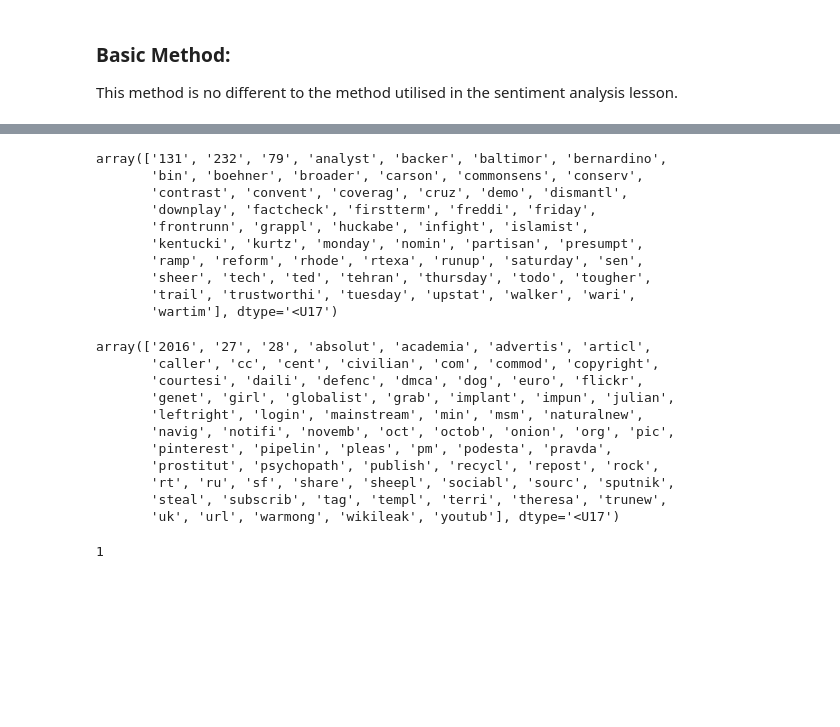
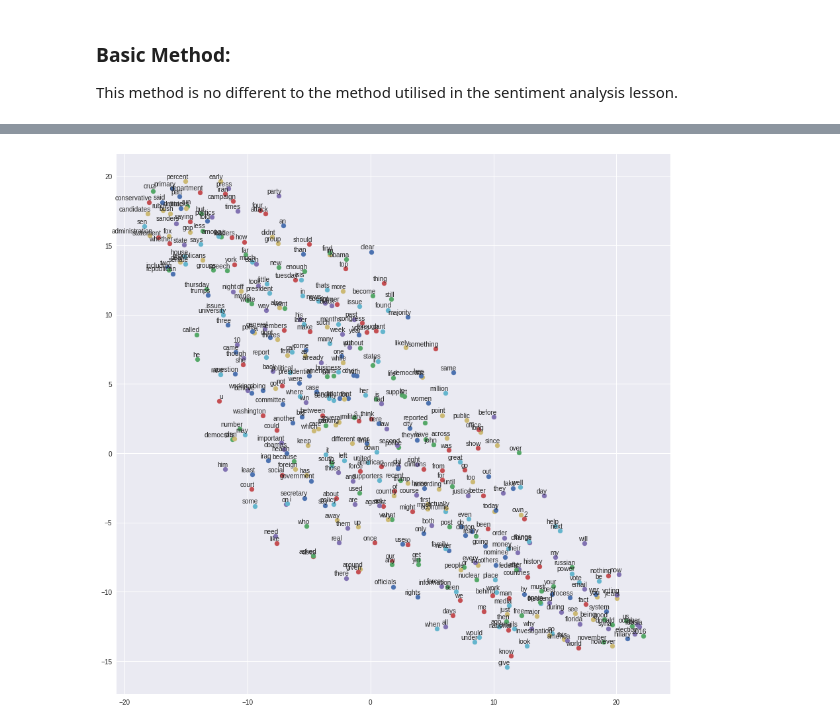
Before and after one commit to Berowne/DeepFin, a Jupyter notebook: FakeNews2.ipynb, the cells around one changed output, grey strips where cells are left out. Drawn from its saved outputs; the diff is of its cells as text; code cells hidden in the pictures; blank space fills up the shorter version.

```diff
--- a/FakeNews2.ipynb
+++ b/FakeNews2.ipynb
@@ -171,5 +221,0 @@ def transform(string):
-# %%
-sentence = "North korea is testing out missiles on americans living overseas ."
-sentence = transform(sentence)
-x = tf_vectorizer.transform([sentence])
-model.predict(x)
@@ -186,6 +234,7 @@ x.shape
 # %%
-sentence = "The chemicals in the water is turning the freaking frogs gay says cnn . "
-sentence = transform(sentence)
-x = tf_vectorizer.transform([sentence])
-model.predict(x)
+sentence = "The chemicals in the water is turning the freaking frogs gay says cnn . ".lower()
+sentence_num = [word2num[w] if w in word2num else word2num['<Other>'] for w in sentence.split()]
+sentence_num = [word2num['<PAD>']]*(500-len(sentence_num)) + sentence_num
+sentence_num = np.array(sentence_num)
+model.predict(sentence_num[None,:])
 # %% [output]
@@ -193,6 +246,7 @@ array([[0.505954]], dtype=float32)
 # %%
-sentence = "President Trump is the greatest president of all time period ."
-sentence = transform(sentence)
-x = tf_vectorizer.transform([sentence])
-model.predict(x)
+sentence = "President Trump is the greatest president of all time period .".lower()
+sentence_num = [word2num[w] if w in word2num else word2num['<Other>'] for w in sentence.split()]
+sentence_num = [word2num['<PAD>']]*(0) + sentence_num
+sentence_num = np.array(sentence_num)
+model.predict(sentence_num[None,:])
 # %% [output]
@@ -215,31 +263,22 @@ neg_words = words[weights<-0.1]
-# %%
-pos_words
-# %% [output]
-array(['131', '232', '79', 'analyst', 'backer', 'baltimor', 'bernardino',
-       'bin', 'boehner', 'broader', 'carson', 'commonsens', 'conserv',
-       'contrast', 'convent', 'coverag', 'cruz', 'demo', 'dismantl',
-       'downplay', 'factcheck', 'firstterm', 'freddi', 'friday',
-       'frontrunn', 'grappl', 'huckabe', 'infight', 'islamist',
-       'kentucki', 'kurtz', 'monday', 'nomin', 'partisan', 'presumpt',
-       'ramp', 'reform', 'rhode', 'rtexa', 'runup', 'saturday', 'sen',
-       'sheer', 'tech', 'ted', 'tehran', 'thursday', 'todo', 'tougher',
-       'trail', 'trustworthi', 'tuesday', 'upstat', 'walker', 'wari',
-       'wartim'], dtype='<U17')
-# %%
-neg_words
-# %% [output]
-array(['2016', '27', '28', 'absolut', 'academia', 'advertis', 'articl',
-       'caller', 'cc', 'cent', 'civilian', 'com', 'commod', 'copyright',
-       'courtesi', 'daili', 'defenc', 'dmca', 'dog', 'euro', 'flickr',
-       'genet', 'girl', 'globalist', 'grab', 'implant', 'impun', 'julian',
-       'leftright', 'login', 'mainstream', 'min', 'msm', 'naturalnew',
-       'navig', 'notifi', 'novemb', 'oct', 'octob', 'onion', 'org', 'pic',
-       'pinterest', 'pipelin', 'pleas', 'pm', 'podesta', 'pravda',
-       'prostitut', 'psychopath', 'publish', 'recycl', 'repost', 'rock',
-       'rt', 'ru', 'sf', 'share', 'sheepl', 'sociabl', 'sourc', 'sputnik',
-       'steal', 'subscrib', 'tag', 'templ', 'terri', 'theresa', 'trunew',
-       'uk', 'url', 'warmong', 'wikileak', 'youtub'], dtype='<U17')
-# %%
-1
-# %% [output]
-1
+# %%
+final_embeddings = model.get_weights()[0]
+# %%
+from sklearn.manifold import TSNE
+num_points = 400
+
+tsne = TSNE(perplexity=30, n_components=2, init='pca', n_iter=5000)
+two_d_embeddings = tsne.fit_transform(final_embeddings[1:num_points+1, :])
+
+def plot(embeddings, labels):
+    plt.figure(figsize=(15,15))  # in inches
+    for i, label in enumerate(labels):
+        x, y = embeddings[i,:]
+        plt.scatter(x, y)
+        plt.annotate(label, xy=(x, y), xytext=(5, 2), textcoords='offset points',
+                       ha='right', va='bottom')
+    plt.show()
+
+words = [num2word[i] for i in range(1, num_points+1)]
+plot(two_d_embeddings, words)
+# %% [output]
+[figure, added]
```
Also changed, not shown: parts of 38 cells of this notebook.
